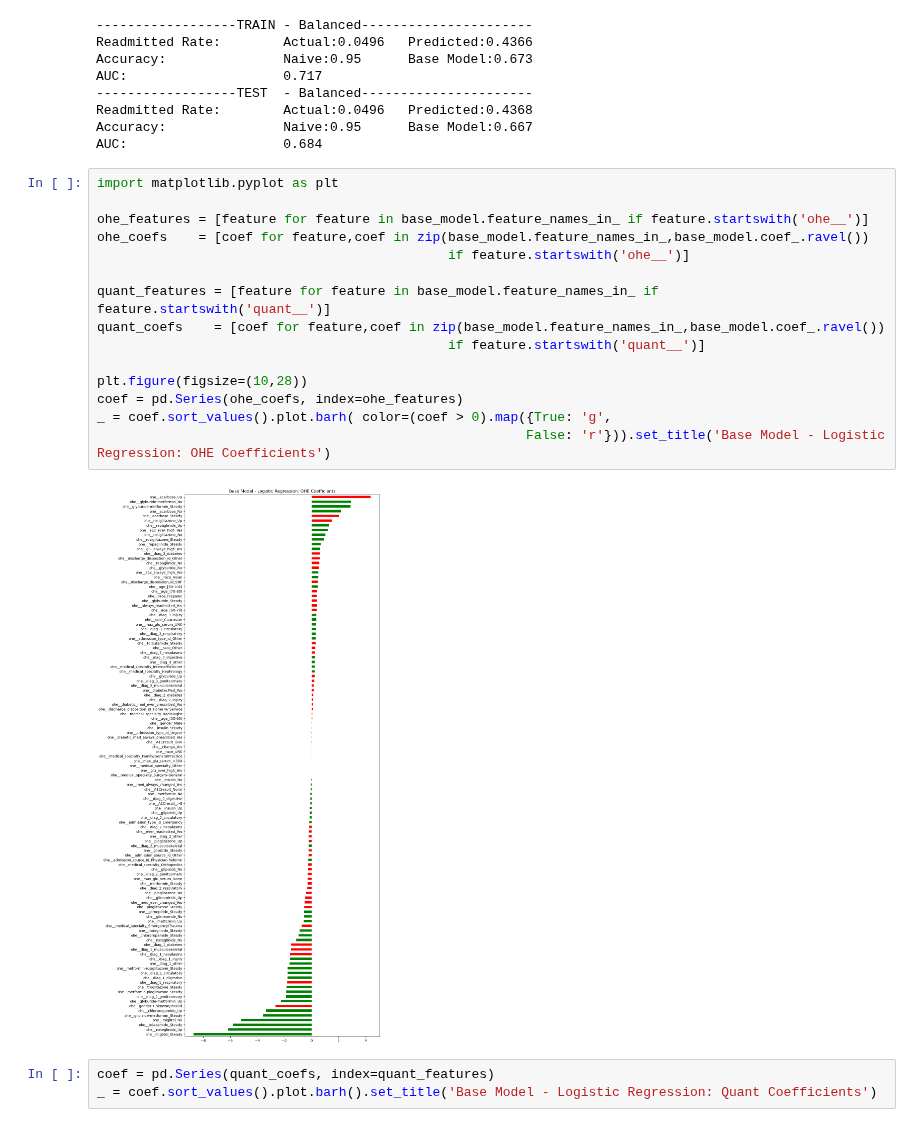
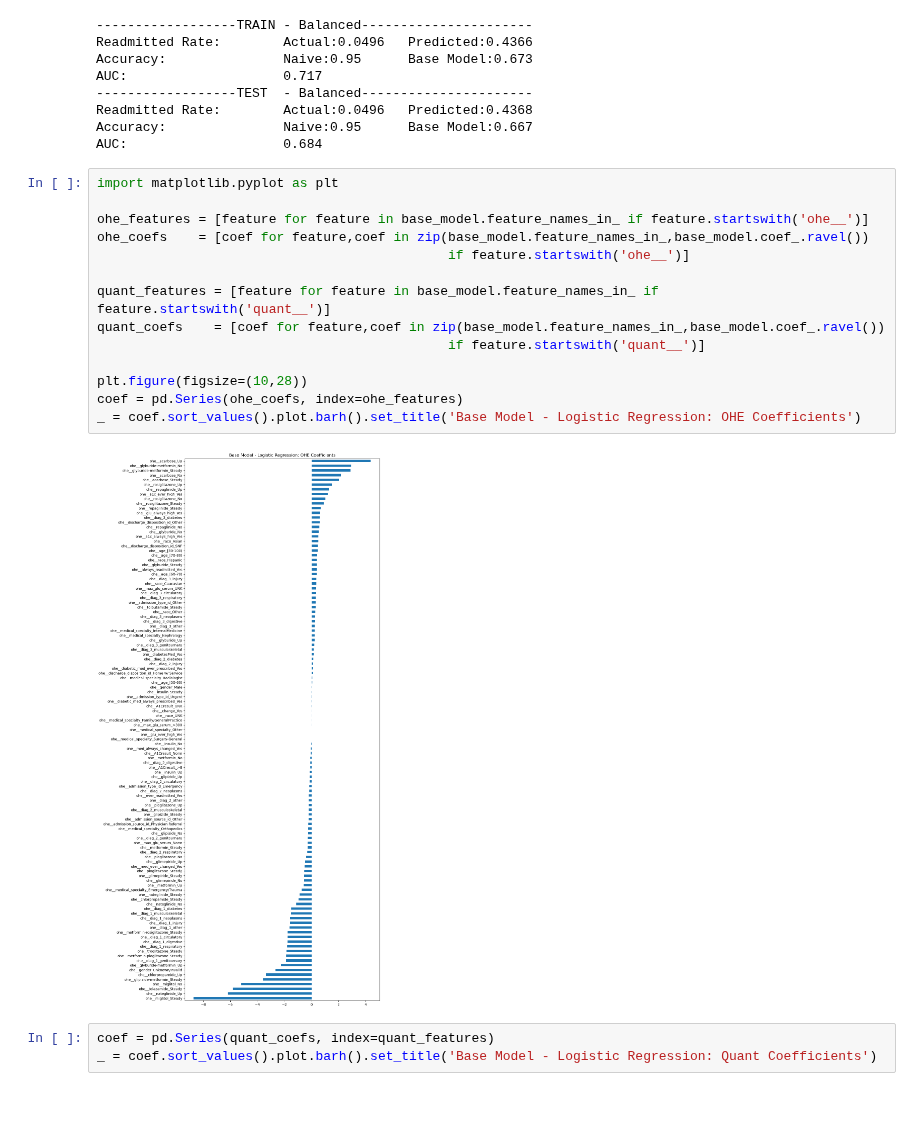
Before and after one commit to stevenworthington/cs109a_final_project, a Jupyter notebook: code/base_model-v2.ipynb, the cells around one changed output. Drawn from its saved outputs; the diff is of its cells as text.

Commit message:
Fixed coef plots

```diff
--- a/code/base_model-v2.ipynb
+++ b/code/base_model-v2.ipynb
@@ -163,20 +163,19 @@ AUC:                    0.684
 # %%
 import matplotlib.pyplot as plt
 
 ohe_features = [feature for feature in base_model.feature_names_in_ if feature.startswith('ohe__')]
 ohe_coefs    = [coef for feature,coef in zip(base_model.feature_names_in_,base_model.coef_.ravel())
                                              if feature.startswith('ohe__')]
 
 quant_features = [feature for feature in base_model.feature_names_in_ if feature.startswith('quant__')]
 quant_coefs    = [coef for feature,coef in zip(base_model.feature_names_in_,base_model.coef_.ravel())
                                              if feature.startswith('quant__')]
 
 plt.figure(figsize=(10,28))
 coef = pd.Series(ohe_coefs, index=ohe_features)
-_ = coef.sort_values().plot.barh( color=(coef > 0).map({True: 'g',
-                                                       False: 'r'})).set_title('Base Model - Logistic Regression: OHE Coefficients')
+_ = coef.sort_values().plot.barh().set_title('Base Model - Logistic Regression: OHE Coefficients')
 # %% [output]
-[figure, old version]
+[figure, new version]
 # %%
 coef = pd.Series(quant_coefs, index=quant_features)
 _ = coef.sort_values().plot.barh().set_title('Base Model - Logistic Regression: Quant Coefficients')
```
